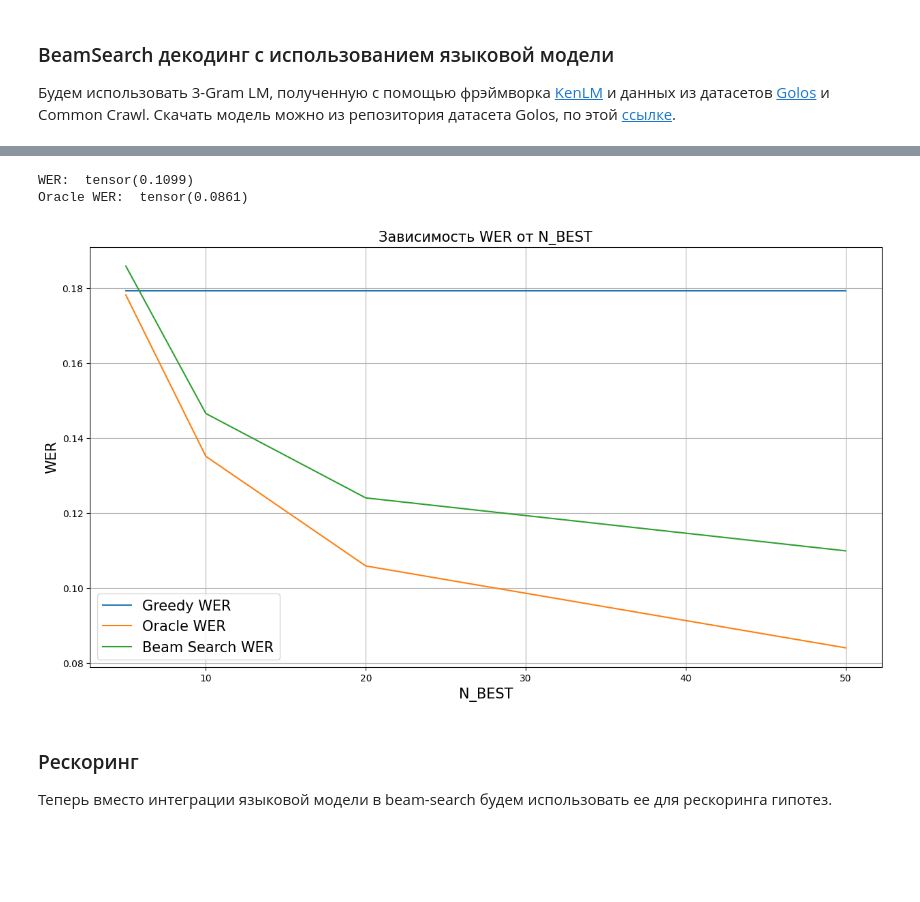
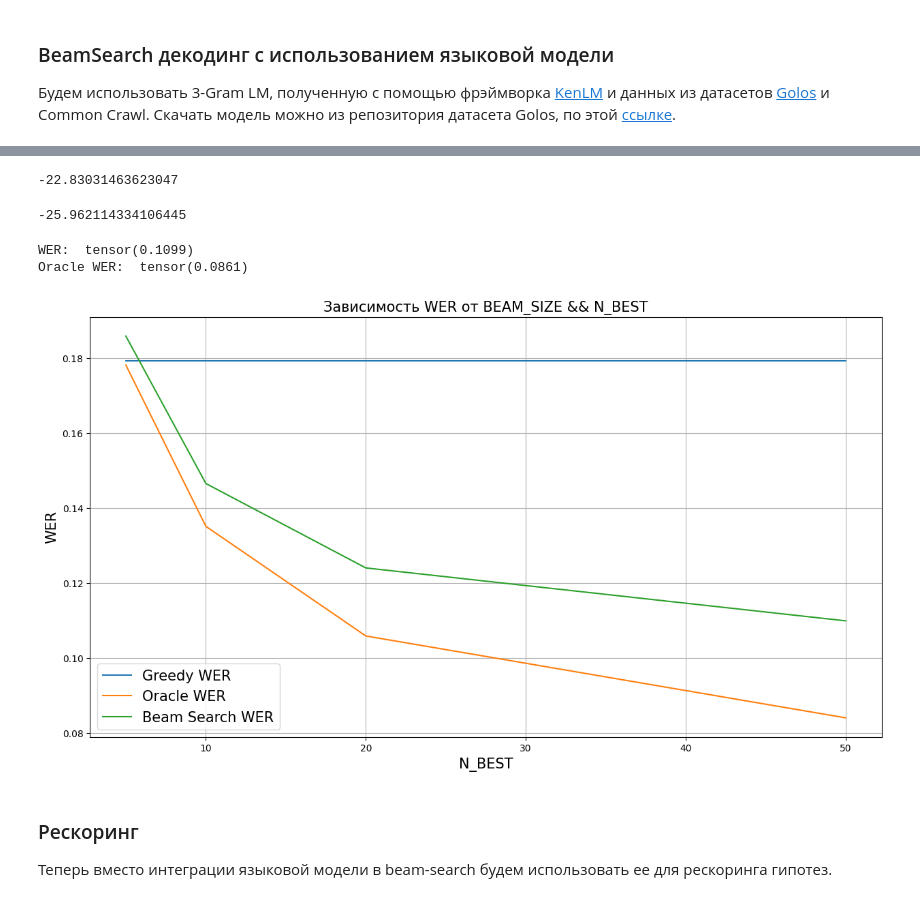
Before and after one commit to georgygospodinov/speech_course, a Jupyter notebook: week04/seminar_notebook.ipynb, the cells around one changed output, grey strips where cells are left out. Cells and saved outputs as stored; diff of their text form; code cells hidden in the pictures; blank space fills up the shorter version.

```diff
--- a/week04/seminar_notebook.ipynb
+++ b/week04/seminar_notebook.ipynb
@@ -102,3 +114,11 @@ lm_model = kenlm.LanguageModel(LM_PATH)
+# %%
+lm_model.score('Жора - лучший лектор')
+# %% [output]
+-22.83031463623047
+# %%
+lm_model.score('Жора - не лучший лектор')
+# %% [output]
+-25.962114334106445
 # %%
 def calculate_wer_beamsearch(logprobs_list, encoded_len_list, targets_list, beam_search_decoder, lm_model=None):
     metric = WER()
@@ -228,15 +251,15 @@ for beam_size in BEAM_SIZES:
 # %%
 plt.figure(figsize=(15, 8))
 plt.plot(BEAM_SIZES, [0.1792] * 4, label='Greedy WER')
 plt.plot(BEAM_SIZES, oracle_wer_results, label='Oracle WER')
 plt.plot(BEAM_SIZES, wer_results, label='Beam Search WER')
 plt.ylabel('WER', fontsize=15)
 plt.xlabel('N_BEST', fontsize=15)
-plt.title('Зависимость WER от N_BEST', fontsize=15)
+plt.title('Зависимость WER от BEAM_SIZE && N_BEST', fontsize=15)
 plt.legend(fontsize=15)
 plt.grid()
 # %% [output]
-[figure, old version]
+[figure, new version]
 # %% [markdown]
 ### Рескоринг
 Теперь вместо интеграции языковой модели в beam-search будем использовать ее для рескоринга гипотез.
```
Also changed, not shown: parts of 9 cells of this notebook, 8 other files.
